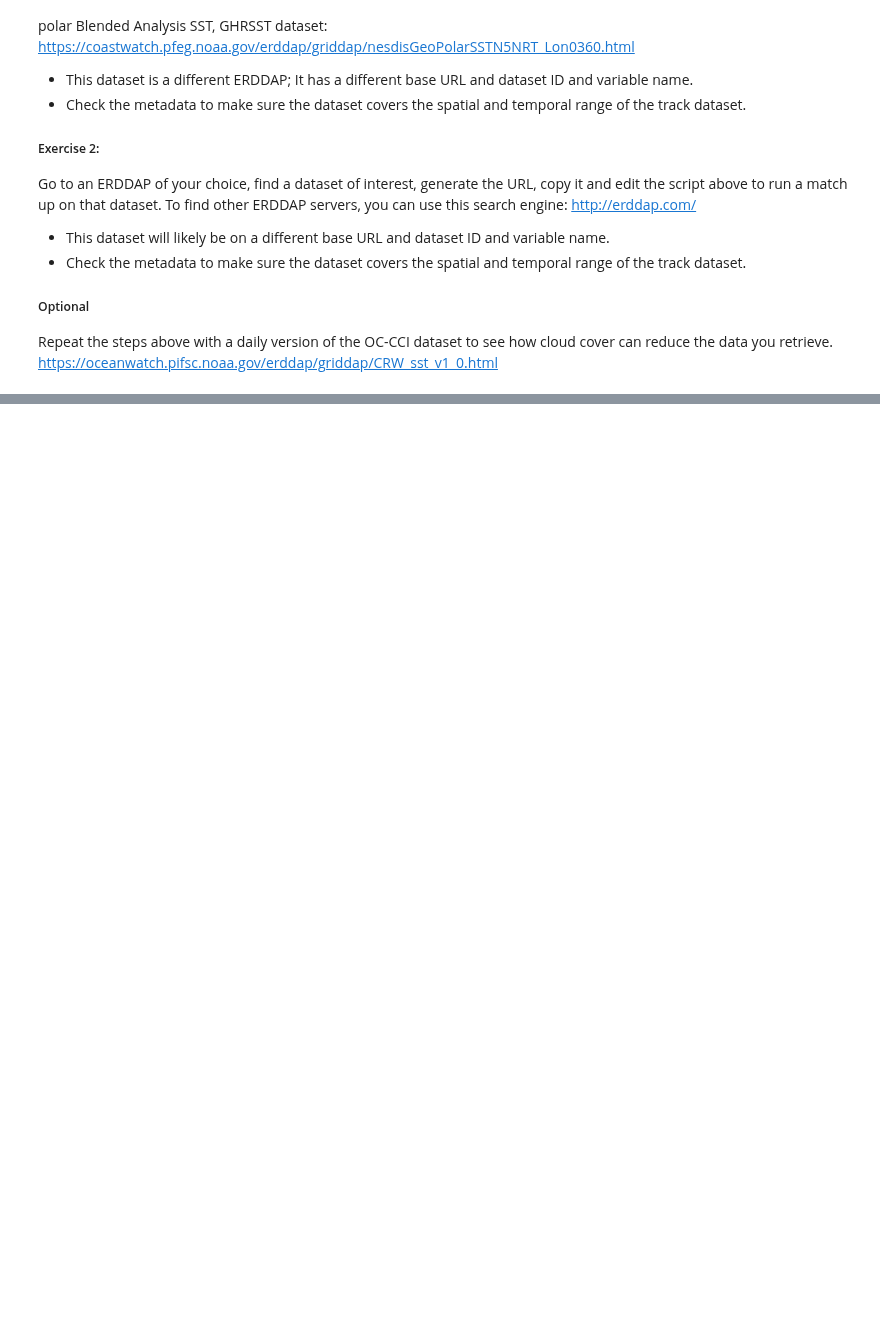
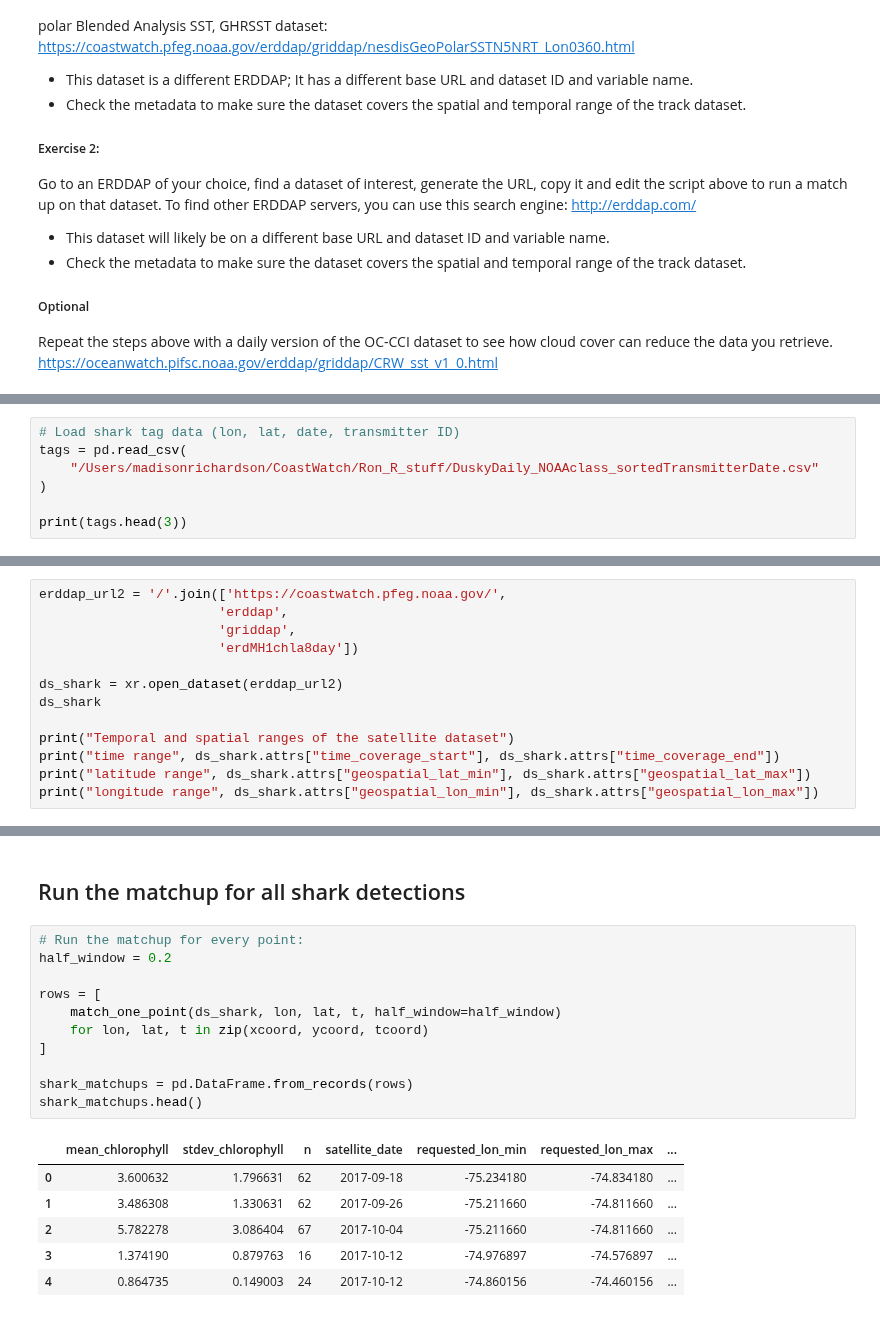
Before and after one commit to coastwatch-training/coastwatch-training.github.io, a Jupyter notebook: tutorials/matchup-satellite-data-to-track-locations/python/satellite_matchups_to_track_locations_xarray.ipynb, the cells around one changed output, grey strips where cells are left out. Saved outputs shown, nothing was run; the diff lists cells and outputs as text; blank space fills up the shorter version.

```diff
--- a/tutorials/matchup-satellite-data-to-track-locations/python/satellite_matchups_to_track_locations_xarray.ipynb
+++ b/tutorials/matchup-satellite-data-to-track-locations/python/satellite_matchups_to_track_locations_xarray.ipynb
@@ -378,0 +403,7 @@ https://oceanwatch.pifsc.noaa.gov/erddap/griddap/CRW_sst_v1_0.html
+# %%
+# Load shark tag data (lon, lat, date, transmitter ID)
+tags = pd.read_csv(
+    "/Users/madisonrichardson/CoastWatch/Ron_R_stuff/DuskyDaily_NOAAclass_sortedTransmitterDate.csv"
+)
+
+print(tags.head(3))
@@ -378,0 +432,13 @@ https://oceanwatch.pifsc.noaa.gov/erddap/griddap/CRW_sst_v1_0.html
+# %%
+erddap_url2 = '/'.join(['https://coastwatch.pfeg.noaa.gov/',
+                       'erddap',
+                       'griddap',
+                       'erdMH1chla8day'])
+
+ds_shark = xr.open_dataset(erddap_url2)
+ds_shark
+
+print("Temporal and spatial ranges of the satellite dataset")
+print("time range", ds_shark.attrs["time_coverage_start"], ds_shark.attrs["time_coverage_end"])
+print("latitude range", ds_shark.attrs["geospatial_lat_min"], ds_shark.attrs["geospatial_lat_max"])
+print("longitude range", ds_shark.attrs["geospatial_lon_min"], ds_shark.attrs["geospatial_lon_max"])
@@ -378,0 +511,20 @@ https://oceanwatch.pifsc.noaa.gov/erddap/griddap/CRW_sst_v1_0.html
+# %% [markdown]
+## Run the matchup for all shark detections
+# %%
+# Run the matchup for every point:
+half_window = 0.2
+
+rows = [
+    match_one_point(ds_shark, lon, lat, t, half_window=half_window)
+    for lon, lat, t in zip(xcoord, ycoord, tcoord)
+]
+
+shark_matchups = pd.DataFrame.from_records(rows)
+shark_matchups.head()
+# %% [output]
+|  | mean_chlorophyll | stdev_chlorophyll | n | satellite_date | requested_lon_min | requested_lon_max | ... |
+| 0 | 3.600632 | 1.796631 | 62 | 2017-09-18 | -75.234180 | -74.834180 | ... |
+| 1 | 3.486308 | 1.330631 | 62 | 2017-09-26 | -75.211660 | -74.811660 | ... |
+| 2 | 5.782278 | 3.086404 | 67 | 2017-10-04 | -75.211660 | -74.811660 | ... |
+| 3 | 1.374190 | 0.879763 | 16 | 2017-10-12 | -74.976897 | -74.576897 | ... |
+| 4 | 0.864735 | 0.149003 | 24 | 2017-10-12 | -74.860156 | -74.460156 | ... |
```
Also changed, not shown: parts of 21 cells of this notebook, 10 other files.
